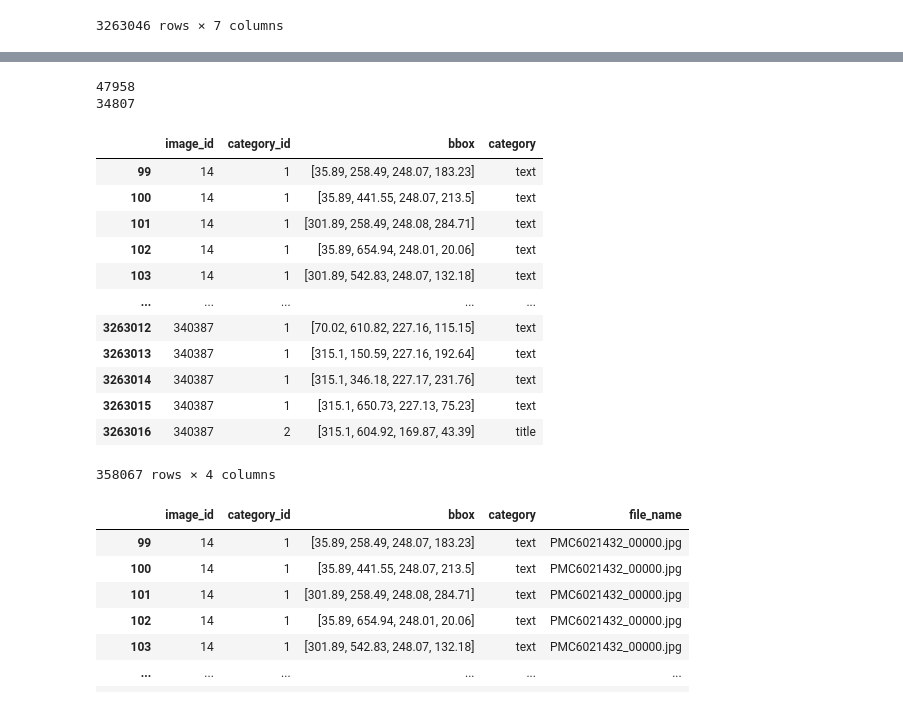
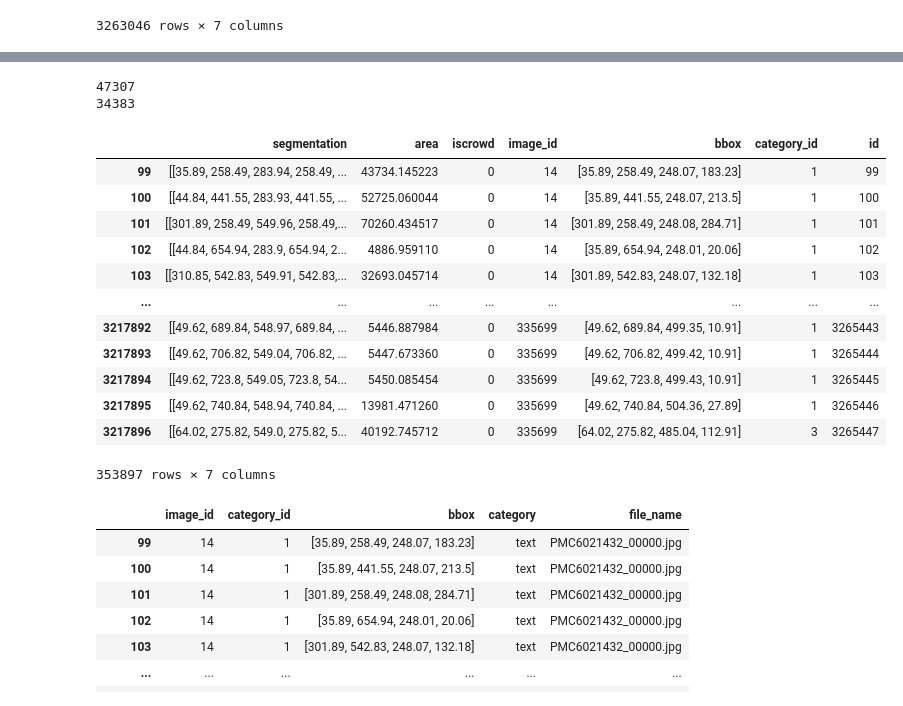
Before and after one commit to NilBiescas/Project_Synthesis2-, a Jupyter notebook: Code/Synthetic_DS/Test_SDS.ipynb, the cells around one changed output, grey strips where cells are left out. Saved outputs shown, nothing was run; the diff lists cells and outputs as text; code cells hidden in the pictures.

```diff
--- a/Code/Synthetic_DS/Test_SDS.ipynb
+++ b/Code/Synthetic_DS/Test_SDS.ipynb
@@ -65,7 +65,7 @@ images2
 335703 rows × 1 columns
 # %%
 import os
-imagesDownloaded = os.listdir('C:/Users/Maria/OneDrive - UAB/Documentos/3r de IA/Synthesis project II/Code/Layout_Analysis/Publaynet/train')
+imagesDownloaded = os.listdir('C:/Users/Maria/OneDrive - UAB/Documentos/3r de IA/Synthesis project II/Github/Project_Synthesis2-/Datasets/Publaynet/train')
 imagesDownloaded
 # %% [output]
 ['PMC1064093_00000.jpg',
@@ -86,6 +86,6 @@ imagesDownloaded
  'PMC2562023_00001.jpg',
  ...]
 # %%
-common = images2[images2['file_name'].isin(imagesDownloaded)]
+common = images[images['file_name'].isin(imagesDownloaded)]
 common
 # %% [output]
@@ -106,6 +105,6 @@ common
 # %%
-df = pd.DataFrame(data["annotations"])
-df
+annotations = pd.DataFrame(data["annotations"])
+annotations
 # %% [output]
 |  | segmentation | area | iscrowd | image_id | bbox | category_id | id |
 | 0 | [[52.38, 444.87, 291.97, 444.87, ... | 13787.433083 | 0 | 0 | [40.42, 444.87, 251.55, 63.86] | 1 | 0 |
@@ -140,5 +125,5 @@ df2
 # %%
 # keep the rows from df2 where the image_id is in common
-df3 = df2[df2['image_id'].isin(common.index)]
-df3
+annotations_common = annotations[annotations['image_id'].isin(common.index)]
+annotations_common
 # %% [output]
@@ -183,24 +149,24 @@ See the caveats in the documentation: https://pandas.pydata.org/pandas-docs/stab
 # %%
 #group them by image id and keep the groups that do not have figures
-df4 = df3.groupby(['image_id']).filter(lambda x: (x['category'] != 'figure').all())
-print(len(df3['image_id'].unique()))
-print(len(df4['image_id'].unique()))
-df4
+annotations_common_no_figures = annotations_common.groupby(['image_id']).filter(lambda x: (x['category_id'] != 5).all())
+print(len(annotations_common['image_id'].unique()))
+print(len(annotations_common_no_figures['image_id'].unique()))
+annotations_common_no_figures
 # %% [output]
-47958
-34807
+47307
+34383
-|  | image_id | category_id | bbox | category |
-| 99 | 14 | 1 | [35.89, 258.49, 248.07, 183.23] | text |
-| 100 | 14 | 1 | [35.89, 441.55, 248.07, 213.5] | text |
-| 101 | 14 | 1 | [301.89, 258.49, 248.08, 284.71] | text |
-| 102 | 14 | 1 | [35.89, 654.94, 248.01, 20.06] | text |
-| 103 | 14 | 1 | [301.89, 542.83, 248.07, 132.18] | text |
-| ... | ... | ... | ... | ... |
-| 3263012 | 340387 | 1 | [70.02, 610.82, 227.16, 115.15] | text |
-| 3263013 | 340387 | 1 | [315.1, 150.59, 227.16, 192.64] | text |
-| 3263014 | 340387 | 1 | [315.1, 346.18, 227.17, 231.76] | text |
-| 3263015 | 340387 | 1 | [315.1, 650.73, 227.13, 75.23] | text |
-| 3263016 | 340387 | 2 | [315.1, 604.92, 169.87, 43.39] | title |
+|  | segmentation | area | iscrowd | image_id | bbox | category_id | id |
+| 99 | [[35.89, 258.49, 283.94, 258.49, ... | 43734.145223 | 0 | 14 | [35.89, 258.49, 248.07, 183.23] | 1 | 99 |
+| 100 | [[44.84, 441.55, 283.93, 441.55, ... | 52725.060044 | 0 | 14 | [35.89, 441.55, 248.07, 213.5] | 1 | 100 |
+| 101 | [[301.89, 258.49, 549.96, 258.49,... | 70260.434517 | 0 | 14 | [301.89, 258.49, 248.08, 284.71] | 1 | 101 |
+| 102 | [[44.84, 654.94, 283.9, 654.94, 2... | 4886.959110 | 0 | 14 | [35.89, 654.94, 248.01, 20.06] | 1 | 102 |
+| 103 | [[310.85, 542.83, 549.91, 542.83,... | 32693.045714 | 0 | 14 | [301.89, 542.83, 248.07, 132.18] | 1 | 103 |
+| ... | ... | ... | ... | ... | ... | ... | ... |
+| 3217892 | [[49.62, 689.84, 548.97, 689.84, ... | 5446.887984 | 0 | 335699 | [49.62, 689.84, 499.35, 10.91] | 1 | 3265443 |
+| 3217893 | [[49.62, 706.82, 549.04, 706.82, ... | 5447.673360 | 0 | 335699 | [49.62, 706.82, 499.42, 10.91] | 1 | 3265444 |
+| 3217894 | [[49.62, 723.8, 549.05, 723.8, 54... | 5450.085454 | 0 | 335699 | [49.62, 723.8, 499.43, 10.91] | 1 | 3265445 |
+| 3217895 | [[49.62, 740.84, 548.94, 740.84, ... | 13981.471260 | 0 | 335699 | [49.62, 740.84, 504.36, 27.89] | 1 | 3265446 |
+| 3217896 | [[64.02, 275.82, 549.0, 275.82, 5... | 40192.745712 | 0 | 335699 | [64.02, 275.82, 485.04, 112.91] | 3 | 3265447 |
-358067 rows × 4 columns
+353897 rows × 7 columns
 # %%
 # add a new column with the image name
```
Also changed, not shown: parts of 10 cells of this notebook, 3 other files.
